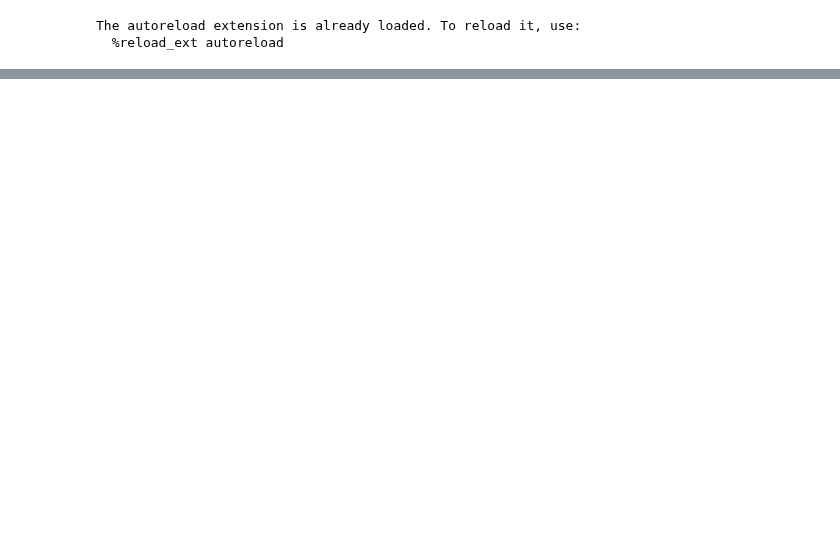
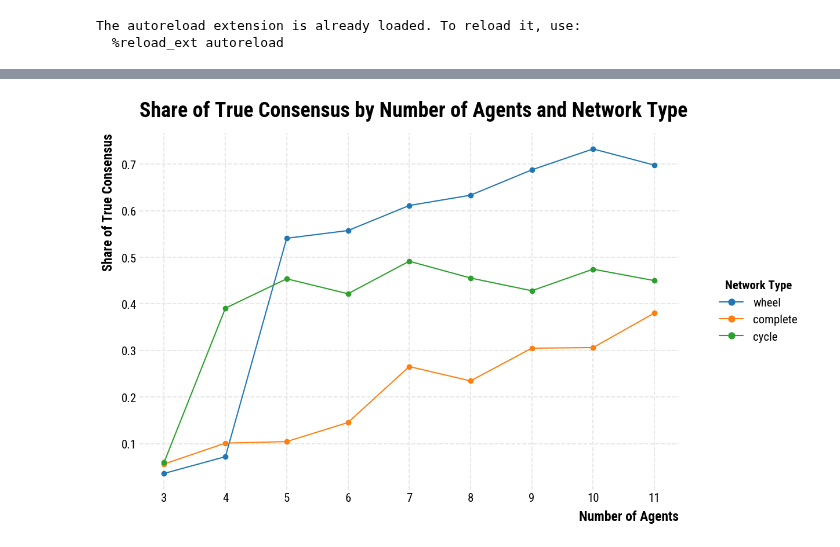
Before and after one commit to MNoichl/network_epistemology_playground, a Jupyter notebook: playground_1_refactored.ipynb, the cells around one changed output, grey strips where cells are left out. Drawn from its saved outputs; the diff is of its cells as text; code cells hidden in the pictures; blank space fills up the shorter version.

```diff
--- a/playground_1_refactored.ipynb
+++ b/playground_1_refactored.ipynb
@@ -29,0 +192,34 @@ plt.show()
+# %%
+import matplotlib.pyplot as plt
+import pandas as pd
+import numpy as np
+
+# Assuming 'df' is your DataFrame with the data
+results_df['true_consensus'] = results_df['true_consensus'].astype(int)  # Convert True/False to 1/0
+
+# Define bins for 'n_agents'
+# bins = np.linspace(results_df['n_agents'].min(), results_df['n_agents'].max(), 9)  # Adjust number of bins as needed
+# results_df['binned'] = pd.cut(results_df['n_agents'], bins, include_lowest=True)
+# print(results_df['binned'])
+# Calculate the share of true consensus within each bin, for each network type
+grouped = results_df.groupby(['network_type', 'n_agents'])['true_consensus'].mean().reset_index()
+
+# Preparing for the line plot
+#grouped['mid_bin'] = grouped['binned'].apply(lambda x: x.mid).astype(float)  # Getting the midpoint of bins for plotting
+
+# Plotting
+plt.figure(figsize=(12, 8))
+
+for network_type in results_df['network_type'].unique():
+    subset = grouped[grouped['network_type'] == network_type]
+    plt.plot(subset['n_agents'], subset['true_consensus'], marker='o', label=network_type)
+
+plt.xlabel('Number of Agents')
+plt.ylabel('Share of True Consensus')
+plt.title('Share of True Consensus by Number of Agents and Network Type')
+opinionated.add_legend(title='Network Type')
+
+plt.grid(True)
+plt.show()
+# %% [output]
+[figure, added]
```
Also changed, not shown: parts of 15 cells of this notebook, 1 other file.
